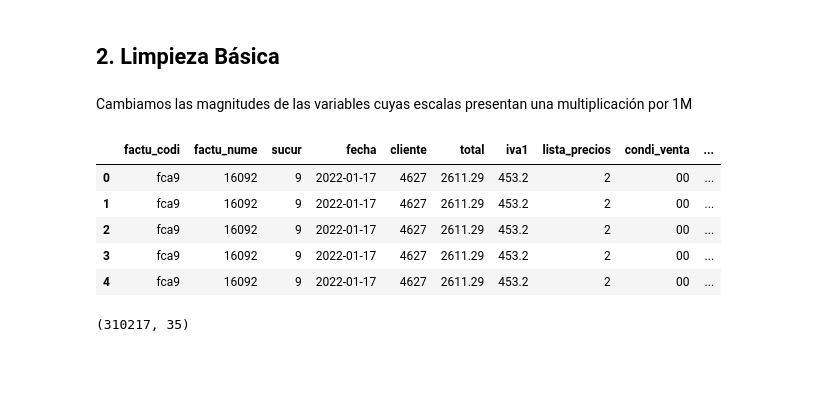
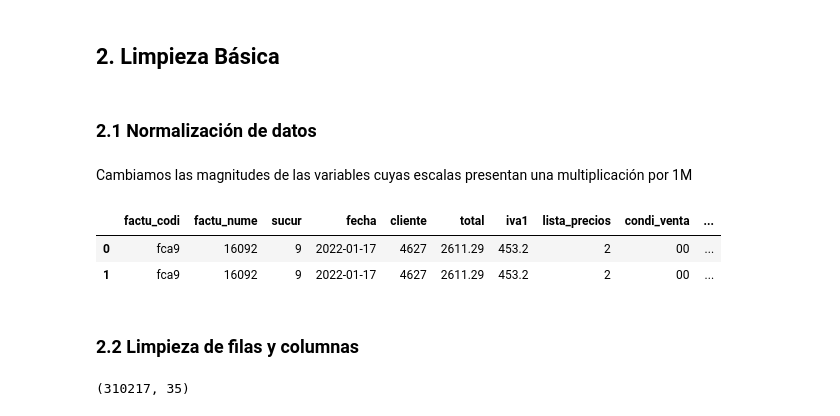
Before and after one commit to SantiagoCastellanos14/m11-practico1-eda, a Jupyter notebook: notebooks/practico_1_eda.ipynb, the cells around one changed output. Drawn from its saved outputs; the diff is of its cells as text; code cells hidden in the pictures; blank space fills up the shorter version.

```diff
--- a/notebooks/practico_1_eda.ipynb
+++ b/notebooks/practico_1_eda.ipynb
@@ -219,36 +219,39 @@ display(raw_df.sample(5))
 *   **vende**: Código del vendedor asociado.
 # %% [markdown]
 ## 2. Limpieza Básica
+# %% [markdown]
+### 2.1 Normalización de datos
 # %% [markdown]
 Cambiamos las magnitudes de las variables cuyas escalas presentan una multiplicación por 1M
 # %%
 df = raw_df.copy()
 
 cols_a_normalizar = [
     'canti',
     'canti_venta',
     'conver',
     'iva1_impor',
     'impor_gravado',
     'impor_grava',
     'precio_uni',
     'precio_uni_neto',
     'precio_total',
     'boni_porcen_precio',
     'boni_impor_precio'
 
 ]
 
 df[cols_a_normalizar] = df[cols_a_normalizar] / 1000000
 
-display(df.head())
+display(df.head(2))
+# df_prueba=df[df['factu_nume']==16092]
+# display(df_prueba)
 # %% [output]
 |  | factu_codi | factu_nume | sucur | fecha | cliente | total | iva1 | lista_precios | condi_venta | ... |
 | 0 | fca9 | 16092 | 9 | 2022-01-17 | 4627 | 2611.29 | 453.2 | 2 | 00 | ... |
 | 1 | fca9 | 16092 | 9 | 2022-01-17 | 4627 | 2611.29 | 453.2 | 2 | 00 | ... |
-| 2 | fca9 | 16092 | 9 | 2022-01-17 | 4627 | 2611.29 | 453.2 | 2 | 00 | ... |
-| 3 | fca9 | 16092 | 9 | 2022-01-17 | 4627 | 2611.29 | 453.2 | 2 | 00 | ... |
-| 4 | fca9 | 16092 | 9 | 2022-01-17 | 4627 | 2611.29 | 453.2 | 2 | 00 | ... |
+# %% [markdown]
+### 2.2 Limpieza de filas y columnas
 # %%
 num_df = df.select_dtypes(include=[np.number])
 num_df.shape
```
Also changed, not shown: parts of 11 cells of this notebook.
